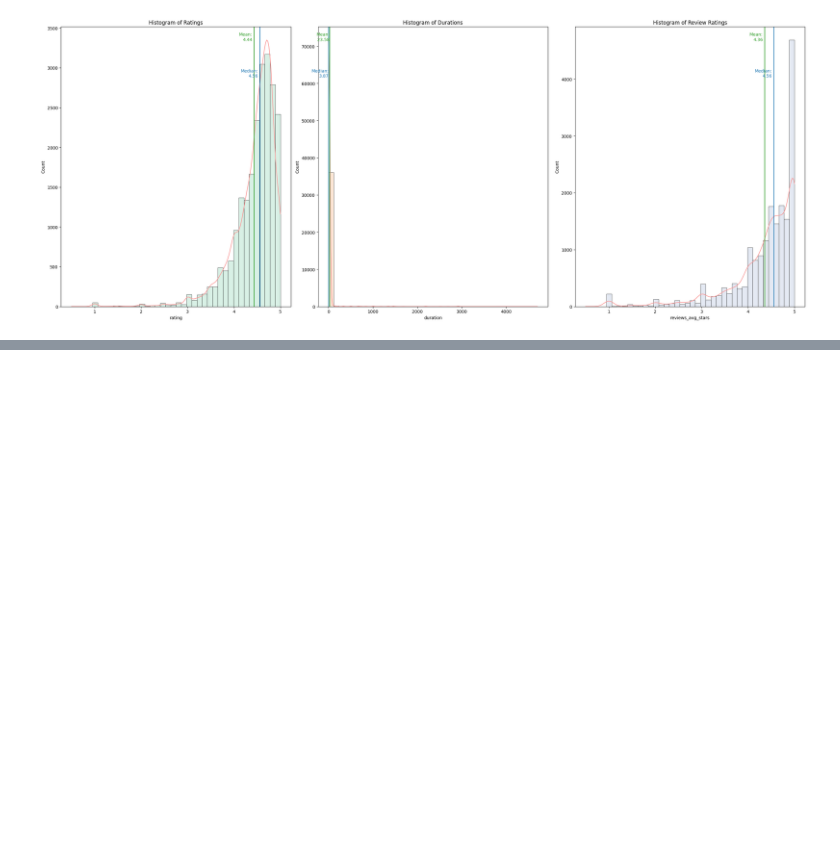
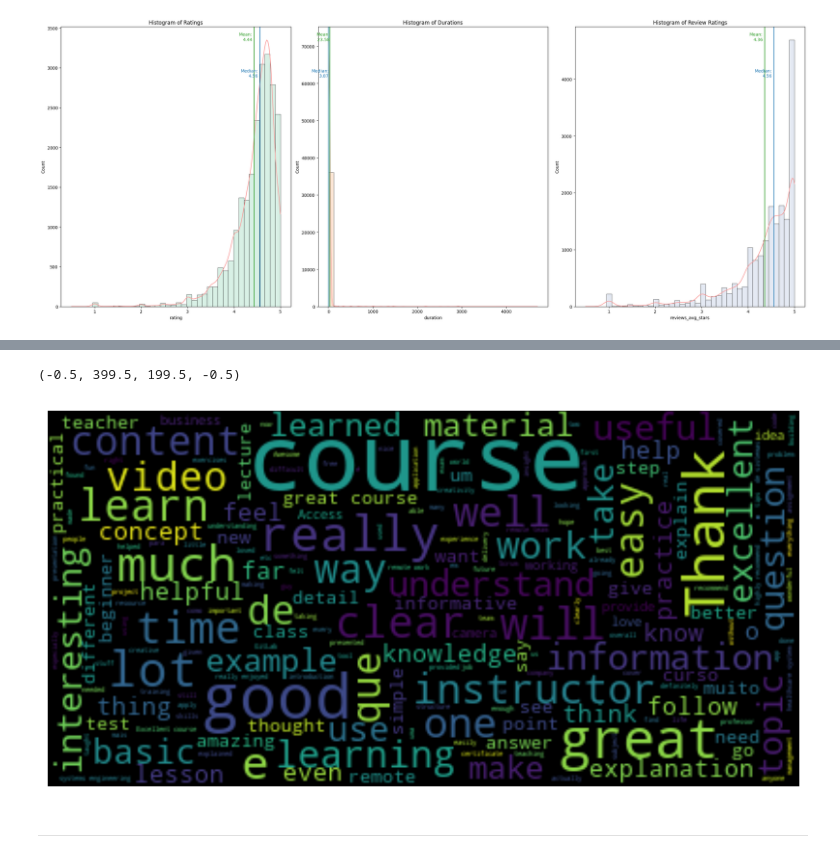
Before and after one commit to minimartzz/online-learning-so-mooc, a Jupyter notebook: mooc_analysis.ipynb, the cells around one changed output, grey strips where cells are left out. Saved outputs shown, nothing was run; the diff lists cells and outputs as text; code cells hidden in the pictures; blank space fills up the shorter version.

```diff
--- a/mooc_analysis.ipynb
+++ b/mooc_analysis.ipynb
@@ -216,0 +277,27 @@ fig.tight_layout()
+# %%
+# For review comments
+comments = df_mooc[df_mooc['language'] == 'en']
+comments = comments['reviews_comments'].dropna()
+
+# Randomly select 50 sets of comments
+n = 50
+np.random.seed(42)
+idx = np.random.choice(range(comments.shape[0]), n)
+comments = comments.iloc[idx]
+comments = [i for j in comments.to_numpy() for i in j]
+
+# Merge descriptions into 1 large text
+all_desc = ""
+for sent in comments:
+  all_desc += sent
+# %%
+wordcloud = WordCloud(max_font_size=50).generate(all_desc)
+
+plt.figure(figsize=(10, 8))
+plt.imshow(wordcloud, interpolation='bilinear')
+plt.axis("off")
+# %% [output]
+(-0.5, 399.5, 199.5, -0.5)
+[figure, added]
+# %% [markdown]
+---
```
Also changed, not shown: parts of 23 cells of this notebook, 1 other file.
